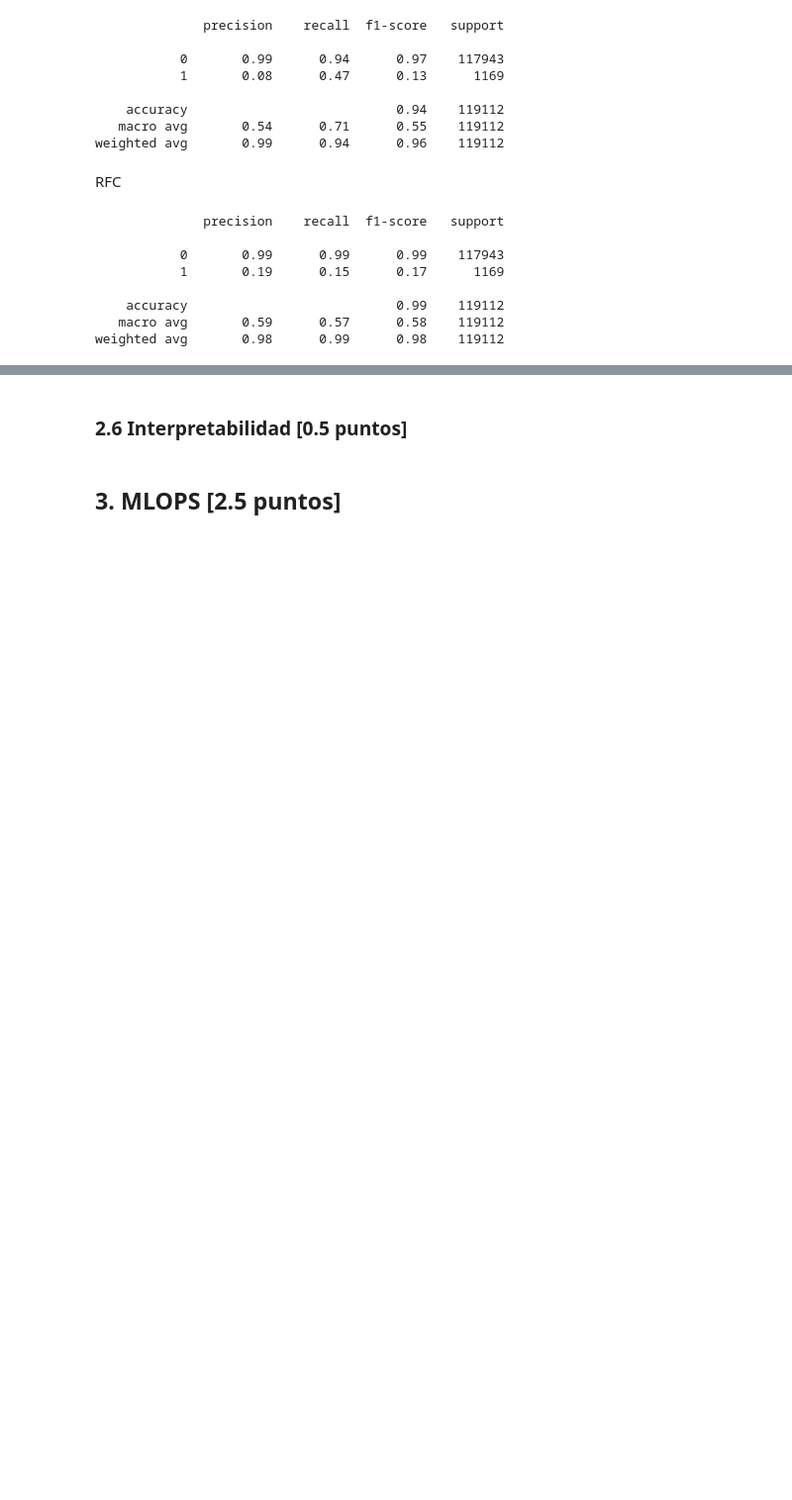
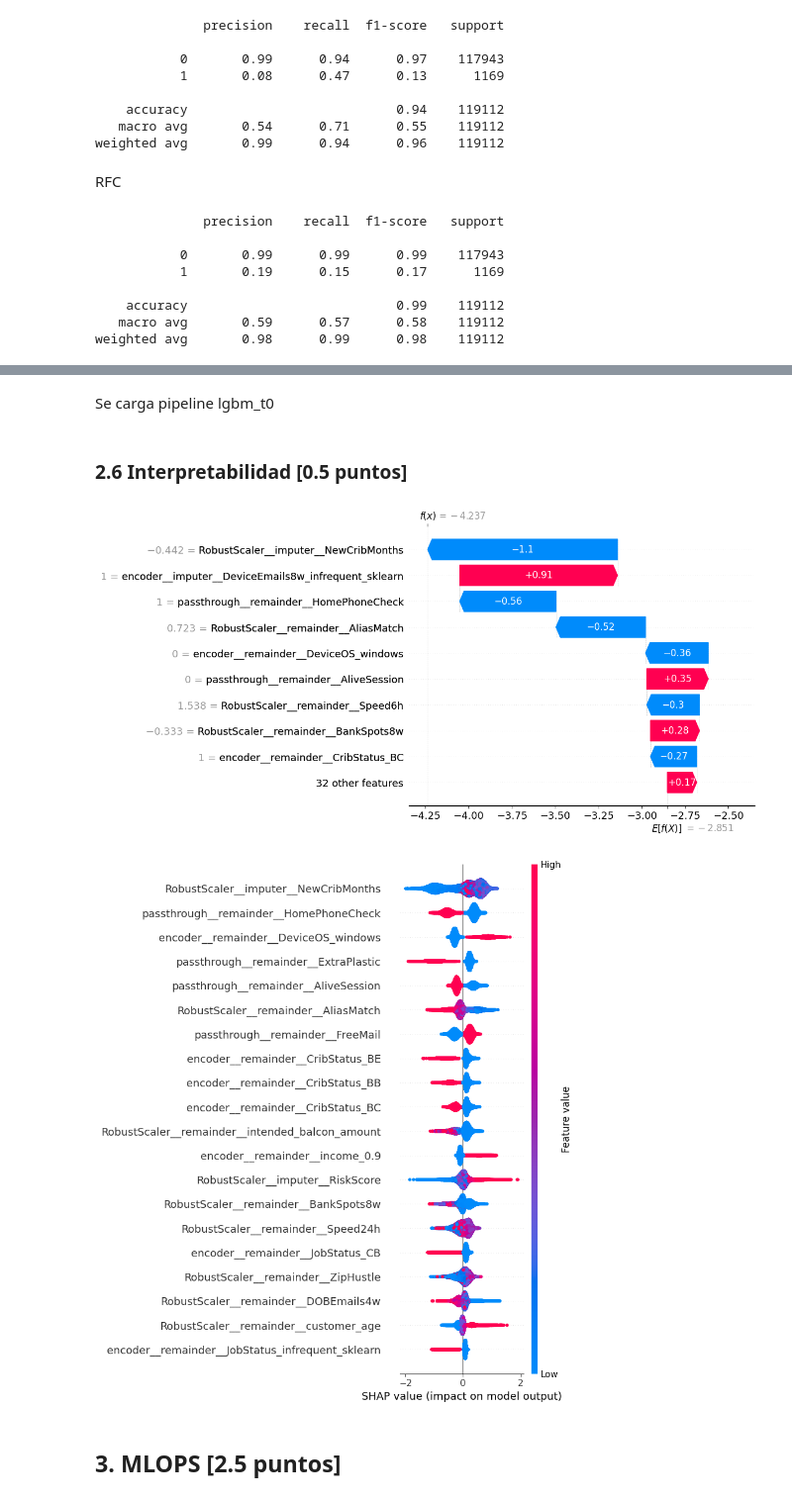
Before and after one commit to sbstnvsqz0/MDS7202, a Jupyter notebook: Proyecto/Esqueleto_informe.ipynb, the cells around one changed output, grey strips where cells are left out. Shown: that part at 99% size. Drawn from its saved outputs; the diff is of its cells as text; code cells hidden in the pictures; blank space fills up the shorter version.

```diff
--- a/Proyecto/Esqueleto_informe.ipynb
+++ b/Proyecto/Esqueleto_informe.ipynb
@@ -573,0 +583,2 @@ weighted avg       0.98      0.99      0.98    119112
+# %% [markdown]
+Se carga pipeline lgbm_t0
@@ -576,2 +592,10 @@ weighted avg       0.98      0.99      0.98    119112
+# %%
+lgbm_clf = Clf("lgbm")
+lgbm_clf.load("lgbm_t0.pkl","t0")
+# %%
+lgbm_clf.shap(X_t0_val)
+# %% [output]
+[figure, added]
+[figure, added]
 # %% [markdown]
 ## 3. MLOPS [2.5 puntos]
```
Also changed, not shown: parts of 20 cells of this notebook, 5 other files.
